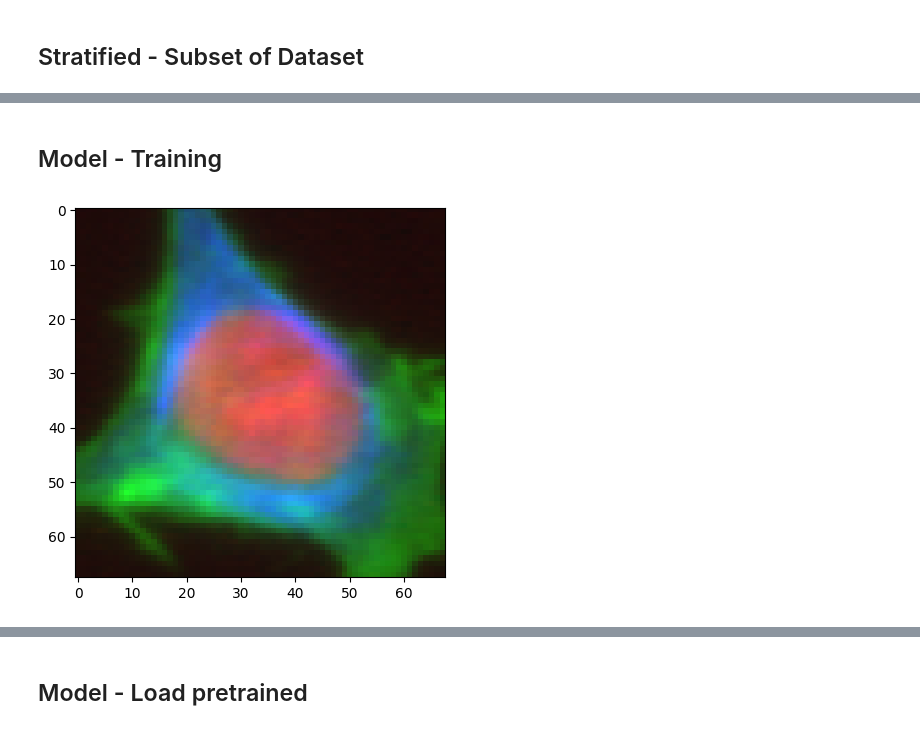
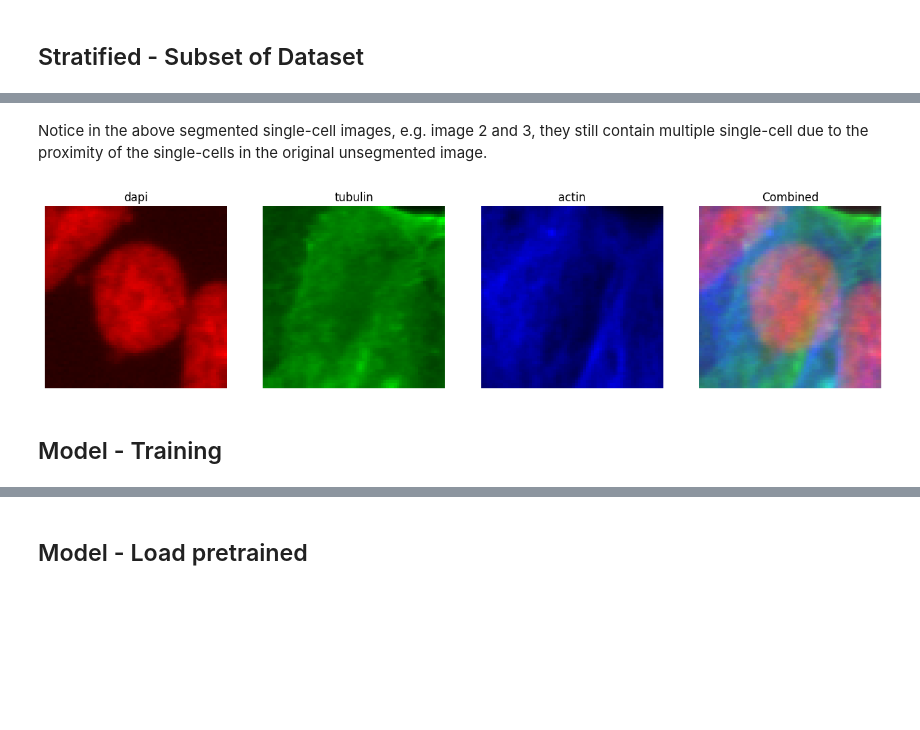
Before and after one commit to RasmusML/DiffCell, a Jupyter notebook: playground.ipynb, the cells around one changed output, grey strips where cells are left out. Cells and saved outputs as stored; diff of their text form; code cells hidden in the pictures; blank space fills up the shorter version.

```diff
--- a/playground.ipynb
+++ b/playground.ipynb
@@ -80,2 +115,8 @@ plot_treatment_heatmap(stratified_metadata)
+# %% [markdown]
+Notice in the above segmented single-cell images, e.g. image 2 and 3, they still contain multiple single-cell due to the proximity of the single-cells in the original unsegmented image.
+# %%
+plot_channels(stratified_images[2])
+# %% [output]
+[figure, added]
 # %% [markdown]
 ## Model - Training
@@ -89,4 +122,0 @@ img1 = train_images[0]
-# %%
-plot_image(img1)
-# %% [output]
-[figure, removed]
```
Also changed, not shown: parts of 54 cells of this notebook, 6 other files.
